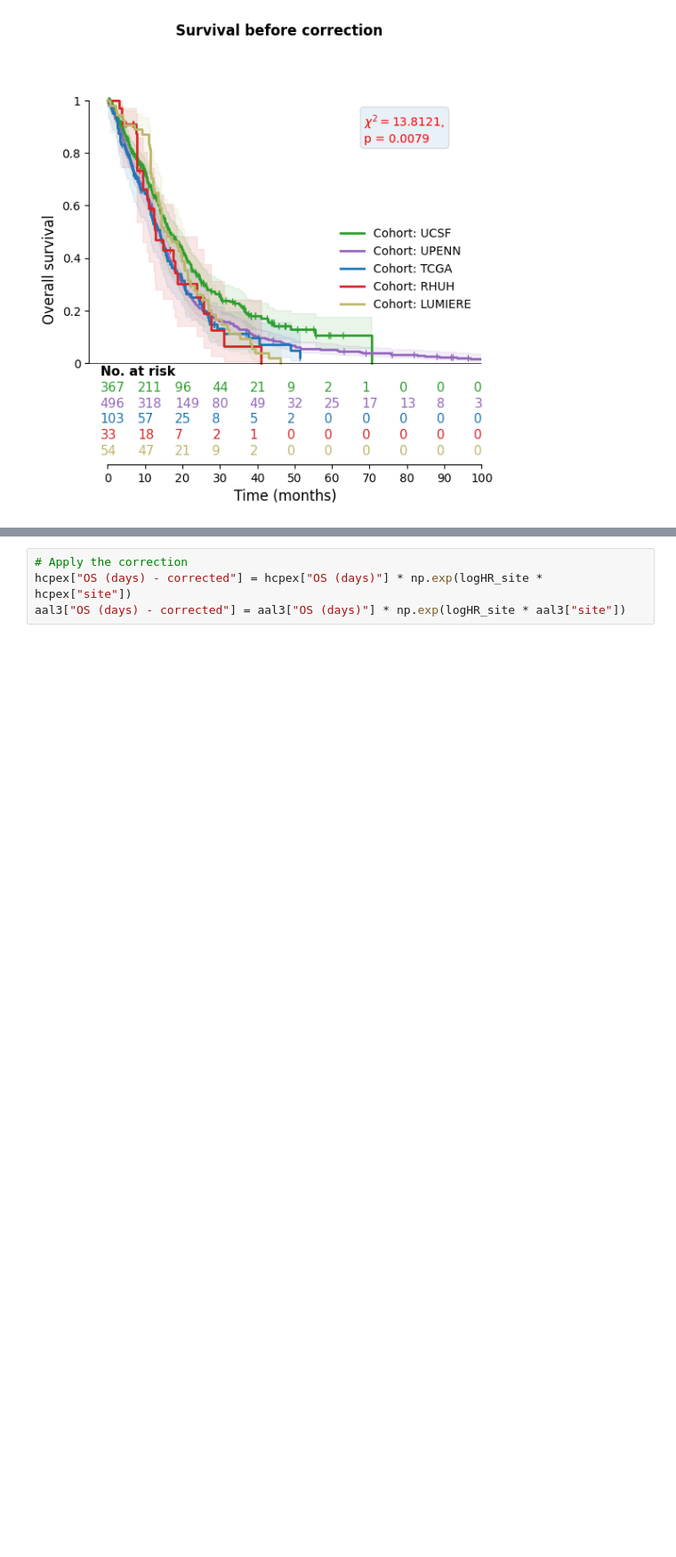
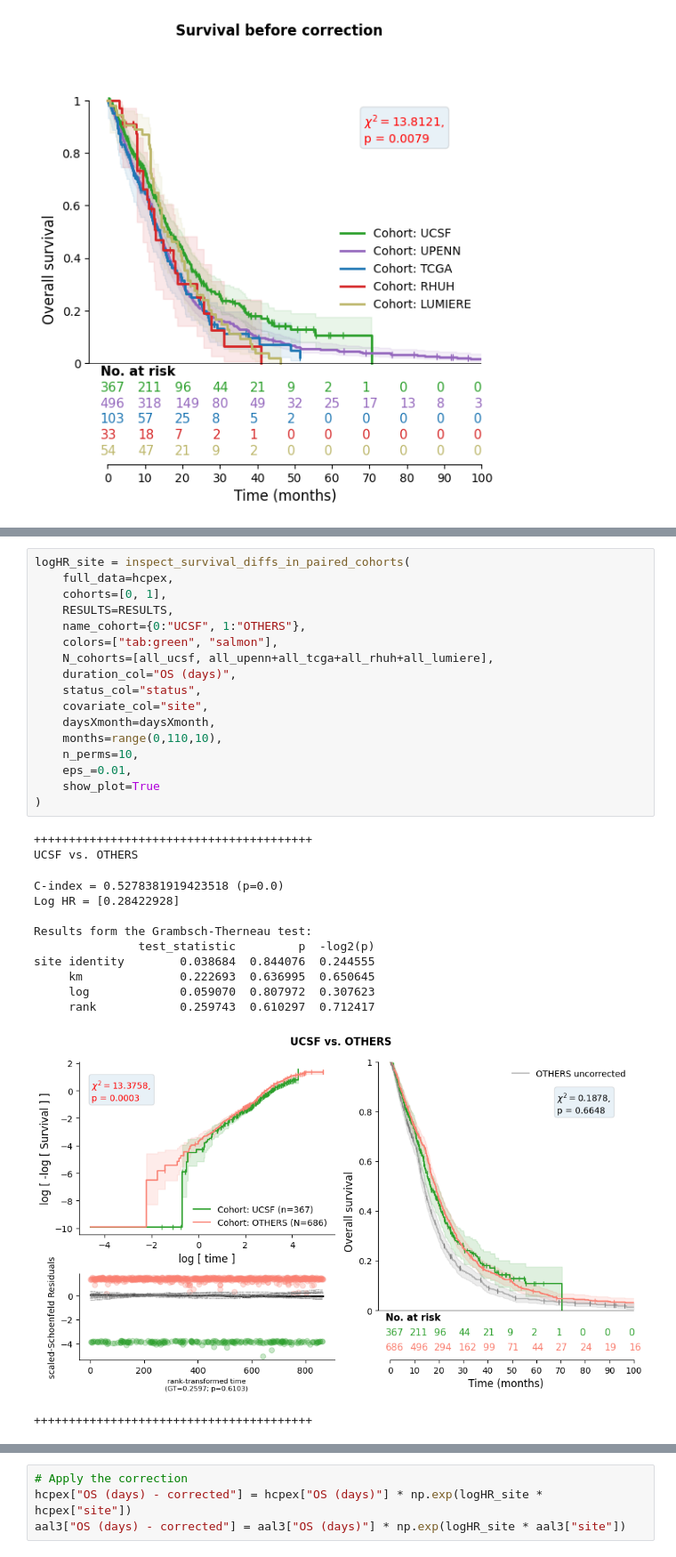
Before and after one commit to JoanSano/NormWM_4_Glioblastoma, a Jupyter notebook: createDatabase.ipynb, the cells around one changed output, grey strips where cells are left out. Shown at 89% size. Drawn from its saved outputs; the diff is of its cells as text; blank space fills up the shorter version.

```diff
--- a/createDatabase.ipynb
+++ b/createDatabase.ipynb
@@ -1018,0 +879,31 @@ site identity        0.037322  0.846810  0.239889
+# %%
+logHR_site = inspect_survival_diffs_in_paired_cohorts(
+    full_data=hcpex,
+    cohorts=[0, 1],
+    RESULTS=RESULTS,
+    name_cohort={0:"UCSF", 1:"OTHERS"},
+    colors=["tab:green", "salmon"],
+    N_cohorts=[all_ucsf, all_upenn+all_tcga+all_rhuh+all_lumiere],
+    duration_col="OS (days)",
+    status_col="status",
+    covariate_col="site",
+    daysXmonth=daysXmonth,
+    months=range(0,110,10),
+    n_perms=10,
+    eps_=0.01,
+    show_plot=True
+)
+# %% [output]
+++++++++++++++++++++++++++++++++++++++++
+UCSF vs. OTHERS
+C-index = 0.5278381919423518 (p=0.0)
+Log HR = [0.28422928]
+
+Results form the Grambsch-Therneau test:
+               test_statistic         p  -log2(p)
+site identity        0.038684  0.844076  0.244555
+     km              0.222693  0.636995  0.650645
+     log             0.059070  0.807972  0.307623
+     rank            0.259743  0.610297  0.712417
+[figure, added]
+++++++++++++++++++++++++++++++++++++++++
```
Also changed, not shown: parts of 11 cells of this notebook.
